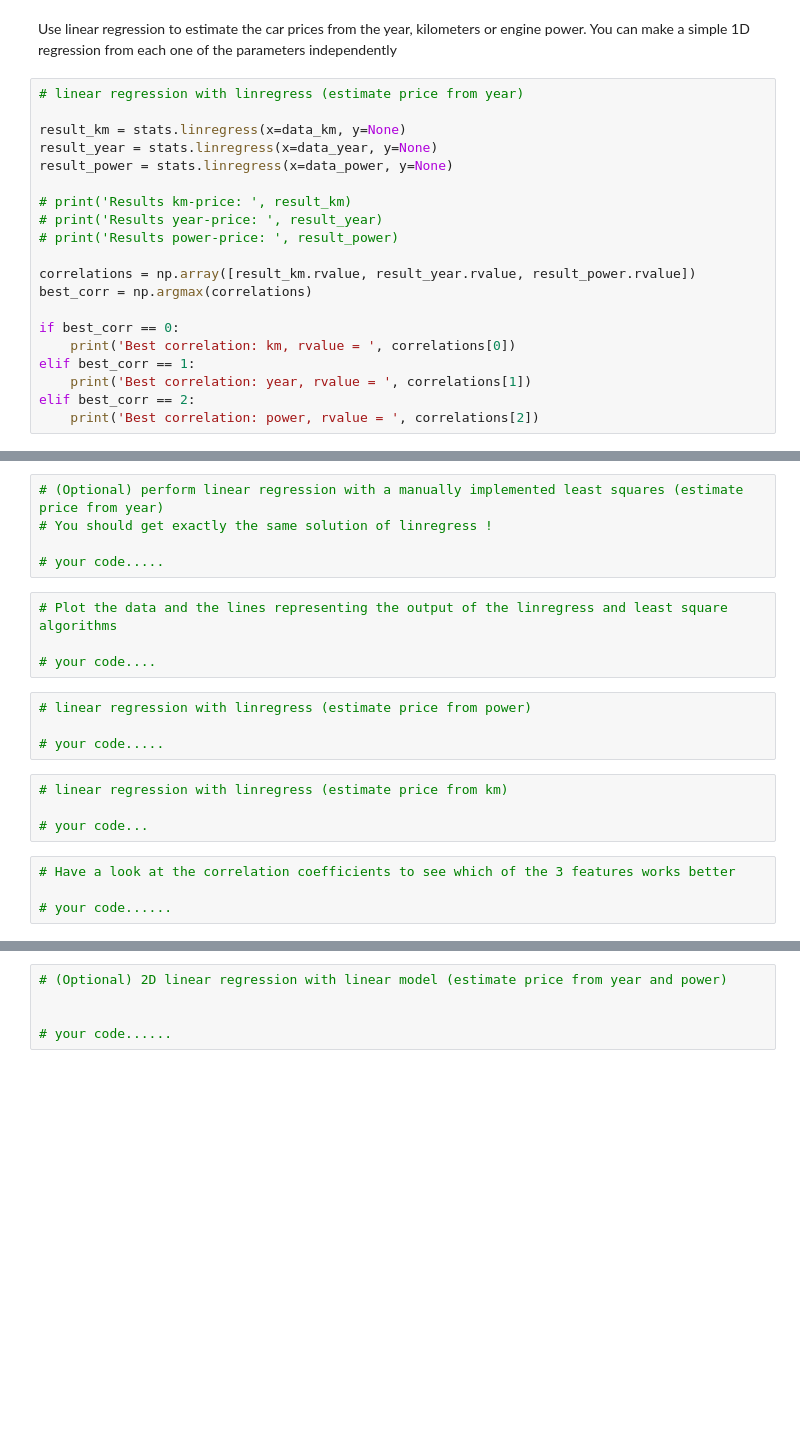
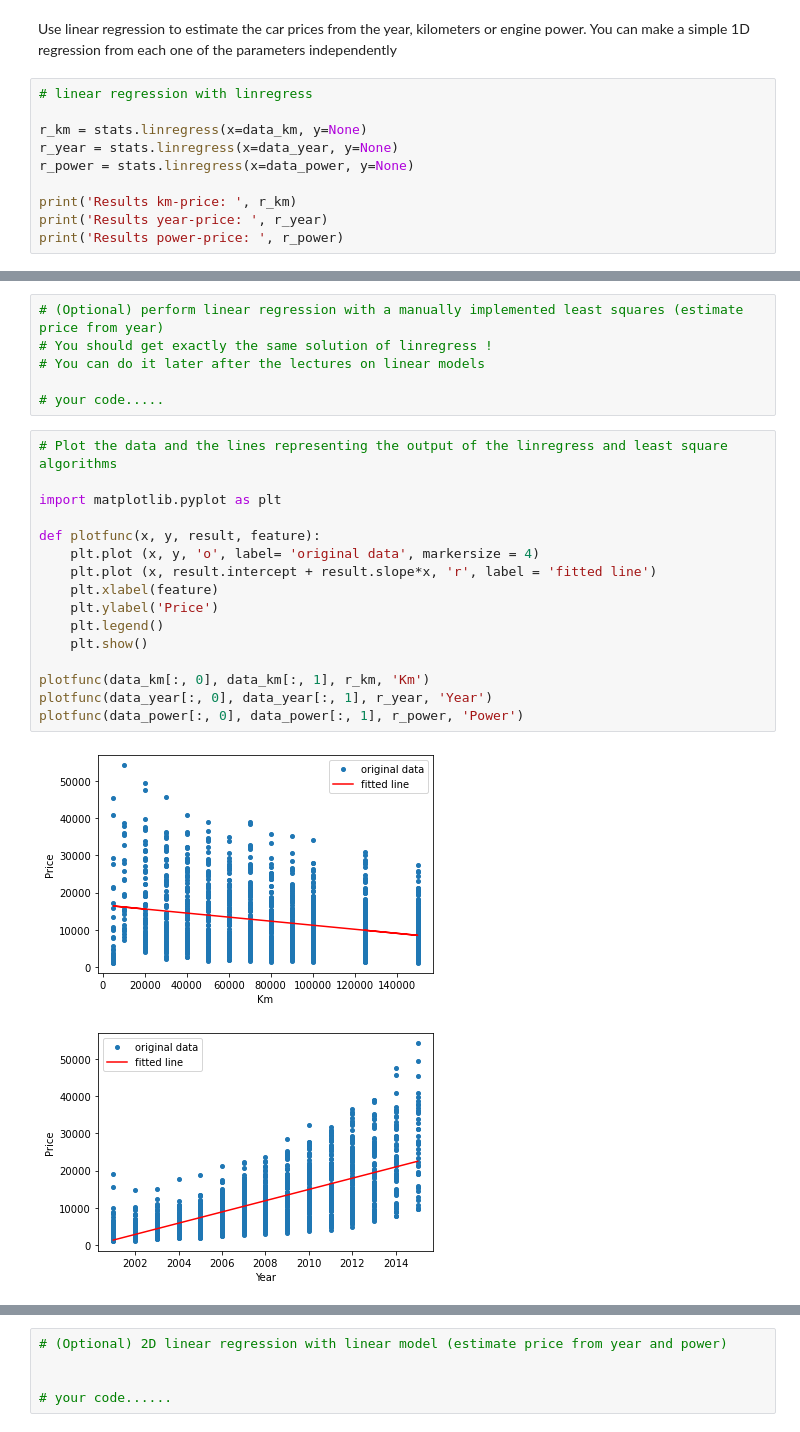
Before and after one commit to NicolaZomer/MachineLearning_Y2122, a Jupyter notebook: Lab0_assignment.ipynb, the cells around one changed output, grey strips where cells are left out. Saved outputs shown, nothing was run; the diff lists cells and outputs as text; blank space fills up the shorter version.

```diff
--- a/Lab0_assignment.ipynb
+++ b/Lab0_assignment.ipynb
@@ -55,22 +59,12 @@ data_power = dataset[:, 2:4]
 Use linear regression to estimate the car prices from the year, kilometers or engine power.
 You can make a simple 1D regression from each one of the parameters independently
 # %%
-# linear regression with linregress (estimate price from year)
+# linear regression with linregress
 
-result_km = stats.linregress(x=data_km, y=None)
-result_year = stats.linregress(x=data_year, y=None)
-result_power = stats.linregress(x=data_power, y=None)
+r_km = stats.linregress(x=data_km, y=None)
+r_year = stats.linregress(x=data_year, y=None)
+r_power = stats.linregress(x=data_power, y=None)
 
-# print('Results km-price: ', result_km)
-# print('Results year-price: ', result_year)
-# print('Results power-price: ', result_power)
-
-correlations = np.array([result_km.rvalue, result_year.rvalue, result_power.rvalue])
-best_corr = np.argmax(correlations)
-
-if best_corr == 0:
-    print('Best correlation: km, rvalue = ', correlations[0])
-elif best_corr == 1:
-    print('Best correlation: year, rvalue = ', correlations[1])
-elif best_corr == 2:
-    print('Best correlation: power, rvalue = ', correlations[2])
+print('Results km-price: ', r_km)
+print('Results year-price: ', r_year)
+print('Results power-price: ', r_power)
@@ -84,21 +84,25 @@ Best correlation: power, rvalue =  0.7085500315263968
 # %%
 # (Optional) perform linear regression with a manually implemented least squares (estimate price from year)
 # You should get exactly the same solution of linregress !
+# You can do it later after the lectures on linear models
 
 # your code.....
-# %%
-# Plot the data and the lines representing the output of the linregress and least square algorithms
-
-# your code....
-# %%
-# linear regression with linregress (estimate price from power)
-
-# your code.....
-# %%
-# linear regression with linregress (estimate price from km)
-
-# your code...
-# %%
-# Have a look at the correlation coefficients to see which of the 3 features works better
-
-# your code......
+# %%
+# Plot the data and the lines representing the output of the linregress and least square algorithms
+
+import matplotlib.pyplot as plt
+
+def plotfunc(x, y, result, feature):
+    plt.plot (x, y, 'o', label= 'original data', markersize = 4)
+    plt.plot (x, result.intercept + result.slope*x, 'r', label = 'fitted line')
+    plt.xlabel(feature)
+    plt.ylabel('Price')
+    plt.legend()
+    plt.show()
+
+plotfunc(data_km[:, 0], data_km[:, 1], r_km, 'Km')
+plotfunc(data_year[:, 0], data_year[:, 1], r_year, 'Year')
+plotfunc(data_power[:, 0], data_power[:, 1], r_power, 'Power')
+# %% [output]
+[figure, added]
+[figure, added]
```
Also changed, not shown: parts of 5 cells of this notebook.
